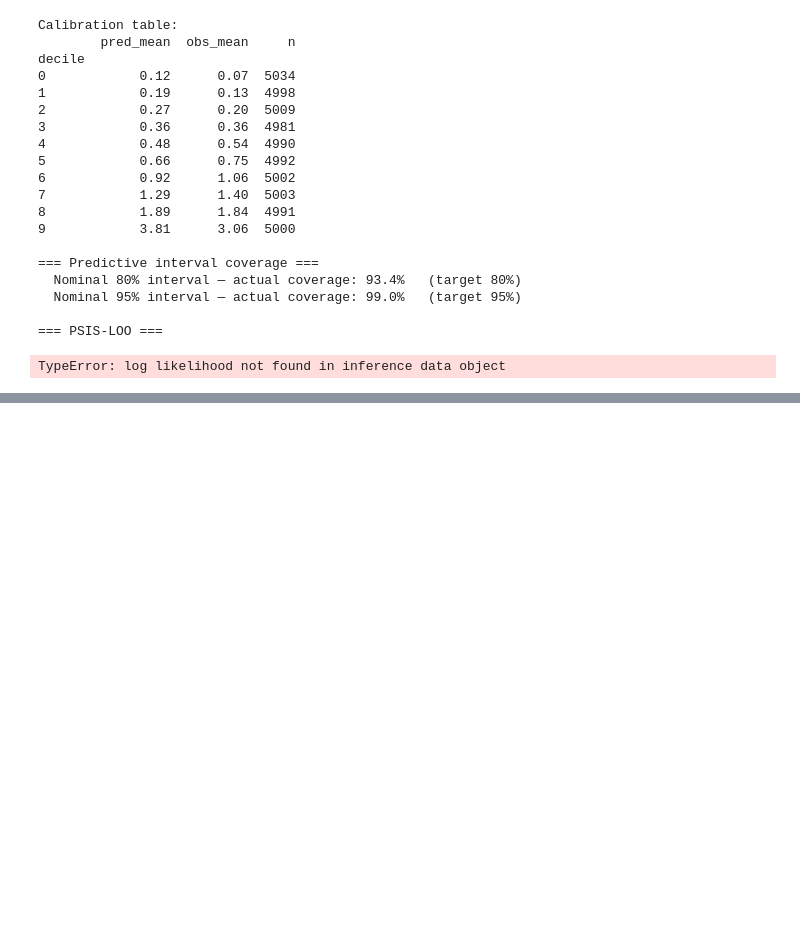
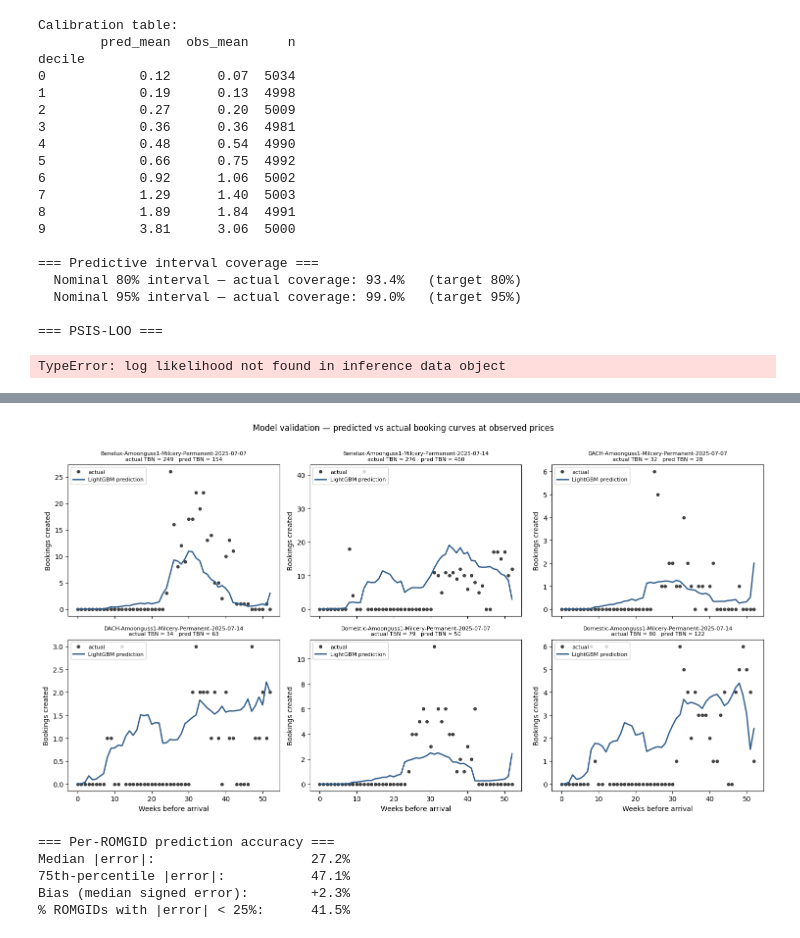
Before and after one commit to aposey11/Statistical_Consulting_Case, a Jupyter notebook: Multilevel_Causal_Inference.ipynb, the cells around one changed output, grey strips where cells are left out. Saved outputs shown, nothing was run; the diff lists cells and outputs as text; code cells hidden in the pictures; blank space fills up the shorter version.

```diff
--- a/Multilevel_Causal_Inference.ipynb
+++ b/Multilevel_Causal_Inference.ipynb
@@ -992,0 +1260,67 @@ TypeError: log likelihood not found in inference data object
+# %%
+# === Booking-curve fit: LightGBM predictions vs actual, over time ===
+# For 6 representative test-fold ROMGIDs, plot predicted HBN per snapshot
+# against actual HBN per snapshot, indexed by WeekBeforeArrival.
+# Visual evidence that the model captures the booking-curve dynamics
+# AT OBSERVED PRICES — before we touch the price lever.
+
+# Build a frame with the predictions attached
+pred_test = X_test.copy()
+pred_test["pred_HBN"]  = np.maximum(lgb_model.predict(X_test), 0)
+pred_test["actual_HBN"] = y_test.values
+
+# Carry through the keys we need for grouping & sorting
+keys = df_lgb.loc[test_mask, ["ReservableOptionMarketGroupId", "WeekStartDate"]]
+pred_test["ReservableOptionMarketGroupId"] = keys["ReservableOptionMarketGroupId"].values
+pred_test["WeekStartDate"] = keys["WeekStartDate"].values
+
+# Pick 6 ROMGIDs with TBN > 30 (so there's signal to see) from different markets
+romgid_pool = (pred_test.groupby("ReservableOptionMarketGroupId")["actual_HBN"]
+                         .sum().pipe(lambda s: s[s > 30]))
+selected = (pred_test[pred_test["ReservableOptionMarketGroupId"].isin(romgid_pool.index)]
+              .drop_duplicates(["ReservableOptionMarketGroupId", "MarketGroupCode"])
+              .groupby("MarketGroupCode")
+              .head(2)["ReservableOptionMarketGroupId"].head(6).tolist())
+
+fig, axes = plt.subplots(2, 3, figsize=(15, 8), sharex=True)
+for ax, key in zip(axes.flat, selected):
+    sub = (pred_test[pred_test["ReservableOptionMarketGroupId"] == key]
+             .sort_values("WeekBeforeArrival", ascending=False))
+    ax.plot(sub["WeekBeforeArrival"], sub["actual_HBN"],
+            "o", color="black", ms=4, alpha=0.7, label="actual")
+    ax.plot(sub["WeekBeforeArrival"], sub["pred_HBN"],
+            "-", color="#2E5C8A", lw=2, label="LightGBM prediction")
+    actual_tbn = sub["actual_HBN"].sum()
+    pred_tbn   = sub["pred_HBN"].sum()
+    ax.set_title(f"{key}\nactual TBN = {actual_tbn:.0f}   pred TBN = {pred_tbn:.0f}",
+                 fontsize=8)
+    ax.invert_xaxis()
+    ax.set_ylabel("Bookings created")
+    ax.legend(fontsize=8, loc="upper left")
+for ax in axes[1]:
+    ax.set_xlabel("Weeks before arrival")
+
+fig.suptitle("Model validation — predicted vs actual booking curves at observed prices",
+             y=1.01, fontsize=12)
+plt.tight_layout()
+plt.show()
+
+# Quantitative diagnostic across all test ROMGIDs
+romgid_diag = (pred_test.groupby("ReservableOptionMarketGroupId")
+                         .agg(actual_TBN=("actual_HBN","sum"),
+                              pred_TBN=("pred_HBN","sum"))
+                         .reset_index())
+romgid_diag["error_pct"] = 100 * (romgid_diag["pred_TBN"] - romgid_diag["actual_TBN"]) / romgid_diag["actual_TBN"].replace(0, np.nan)
+
+print(f"\n=== Per-ROMGID prediction accuracy ===")
+print(f"Median |error|:                    {romgid_diag['error_pct'].abs().median():.1f}%")
+print(f"75th-percentile |error|:           {romgid_diag['error_pct'].abs().quantile(0.75):.1f}%")
+print(f"Bias (median signed error):        {romgid_diag['error_pct'].median():+.1f}%")
+print(f"% ROMGIDs with |error| < 25%:      {(romgid_diag['error_pct'].abs() < 25).mean()*100:.1f}%")
+# %% [output]
+[figure, added]
+=== Per-ROMGID prediction accuracy ===
+Median |error|:                    27.2%
+75th-percentile |error|:           47.1%
+Bias (median signed error):        +2.3%
+% ROMGIDs with |error| < 25%:      41.5%
```
Also changed, not shown: parts of 7 cells of this notebook.
